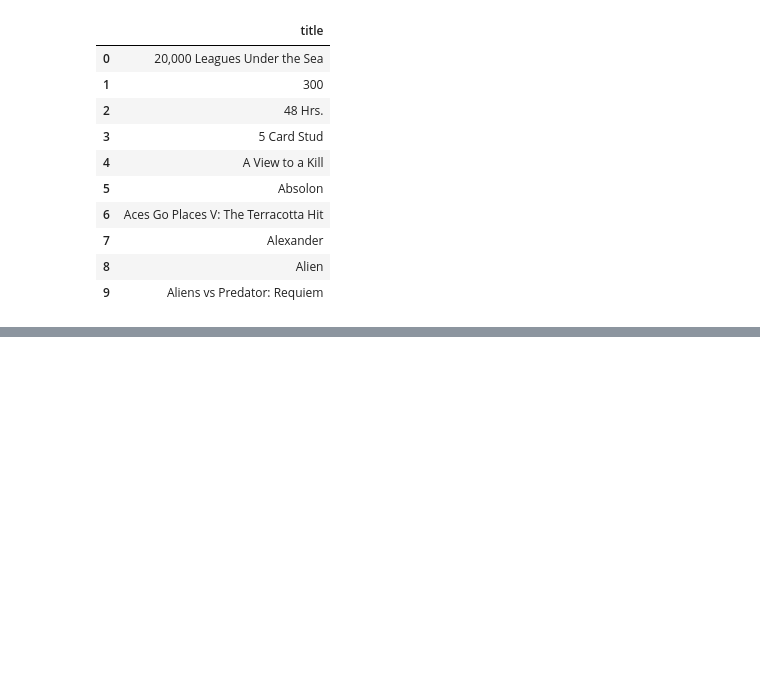
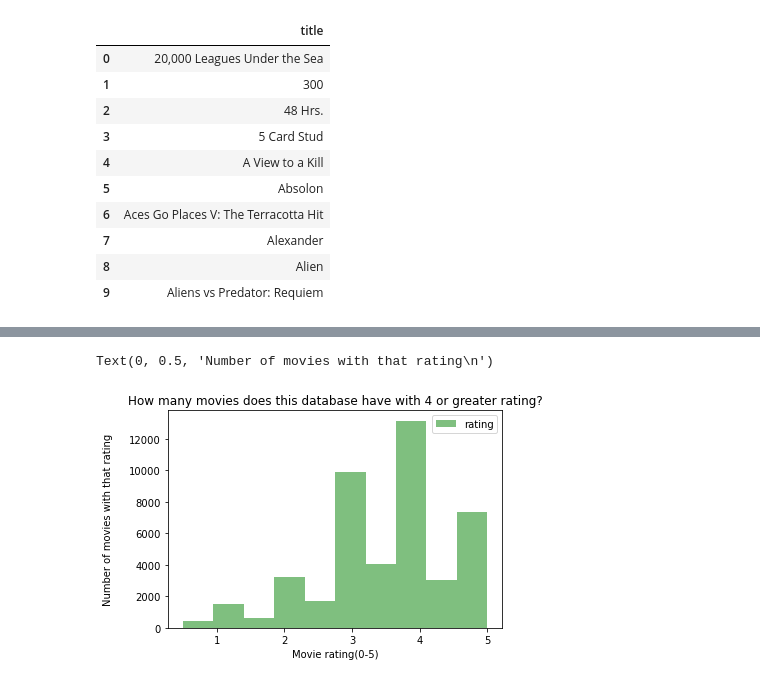
Before and after one commit to bsdutton/PROJECT2---ETL, a Jupyter notebook: ETL_ali_yuntian_Vasanta.ipynb, the cells around one changed output, grey strips where cells are left out. Drawn from its saved outputs; the diff is of its cells as text; code cells hidden in the pictures; blank space fills up the shorter version.

Commit message:
add figures to readme

```diff
--- a/ETL_ali_yuntian_Vasanta.ipynb
+++ b/ETL_ali_yuntian_Vasanta.ipynb
@@ -347,0 +369,10 @@ pd.read_sql_query(query, con=engine).head(10)
+# %%
+# Plot to see the database collection based on ratings to find number of movies in the collection with rating 4 or greater
+query = "select movies.title, ratings.rating from movies, ratings where (movies.id = ratings."'"movieId"'")  order by  ratings.rating  "
+rating_title_df = pd.read_sql_query(query, con=engine)
+ax=rating_title_df.plot.hist(x='title', y='rating', color='g',alpha = 0.5, title ='How many movies does this database have with 4 or greater rating?'  )
+ax.set_xlabel('Movie rating(0-5)')
+ax.set_ylabel('Number of movies with that rating\n')
+# %% [output]
+Text(0, 0.5, 'Number of movies with that rating\n')
+[figure, added]
```
Also changed, not shown: parts of 5 cells of this notebook, 7 other files.
